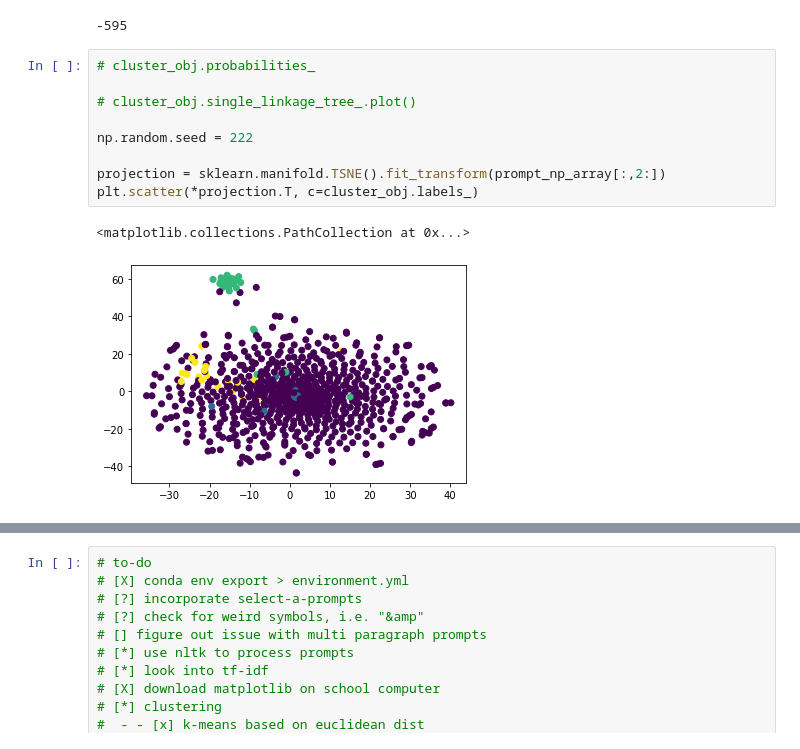
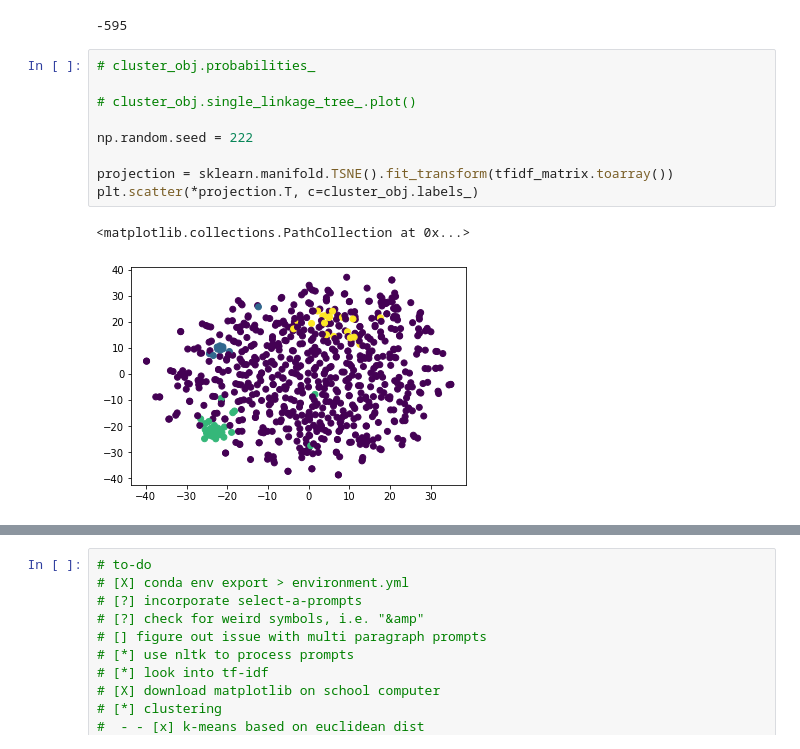
Before and after one commit to vc64/essayGrouping, a Jupyter notebook: essayGrouping.ipynb, the cells around one changed output, grey strips where cells are left out. Saved outputs shown, nothing was run; the diff lists cells and outputs as text.

```diff
--- a/essayGrouping.ipynb
+++ b/essayGrouping.ipynb
@@ -729,15 +760,15 @@ print(sum(cluster_obj.labels_))
 # %%
 # cluster_obj.probabilities_
 
 # cluster_obj.single_linkage_tree_.plot()
 
 np.random.seed = 222
 
-projection = sklearn.manifold.TSNE().fit_transform(prompt_np_array[:,2:])
+projection = sklearn.manifold.TSNE().fit_transform(tfidf_matrix.toarray())
 plt.scatter(*projection.T, c=cluster_obj.labels_)
 # %% [output]
 <matplotlib.collections.PathCollection at 0x...>
-[figure, old version]
+[figure, new version]
 # %%
 # plt.scatter(pca_clusters_graph[:,0], pca_clusters_graph[:,1], c = cluster_obj.labels_)
 
```
Also changed, not shown: parts of 16 cells of this notebook.
